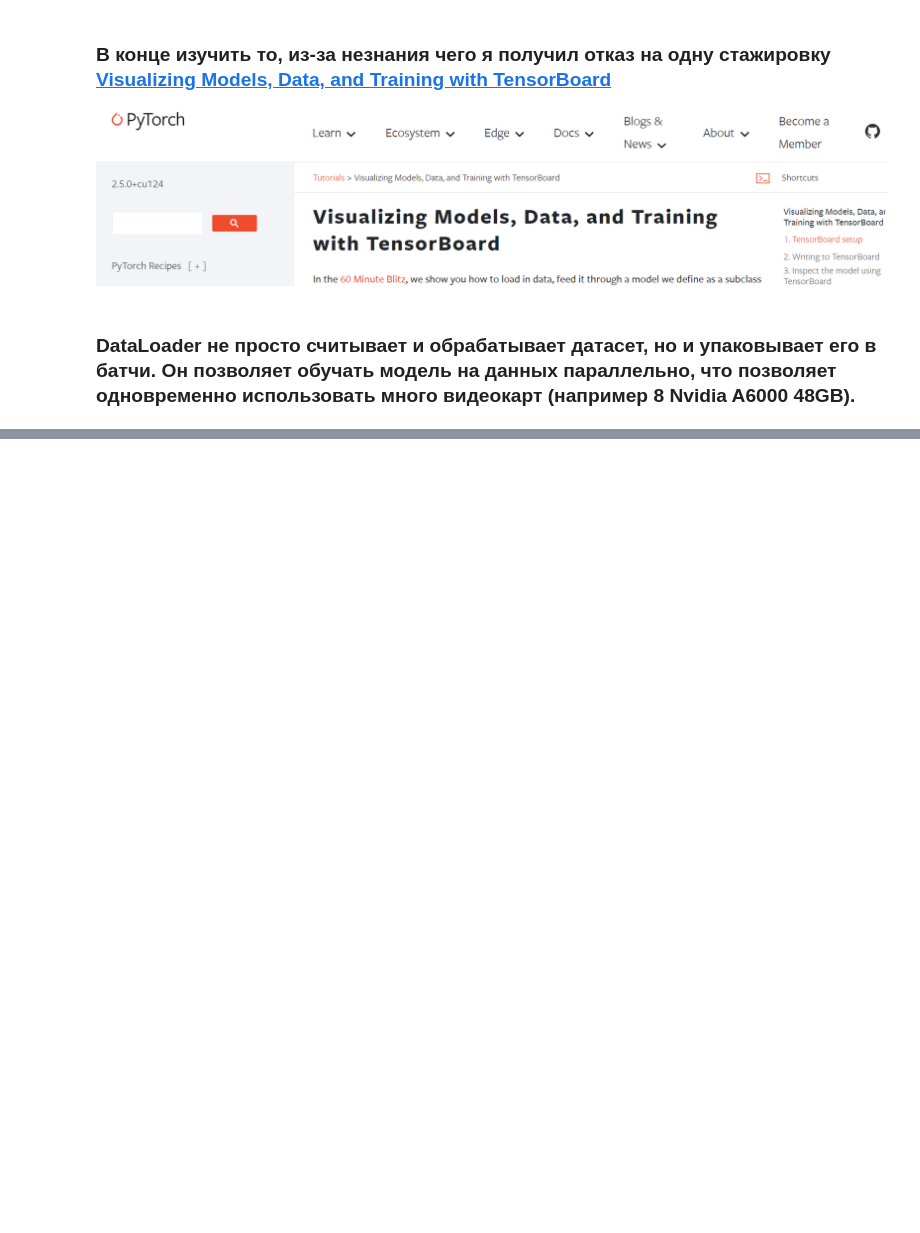
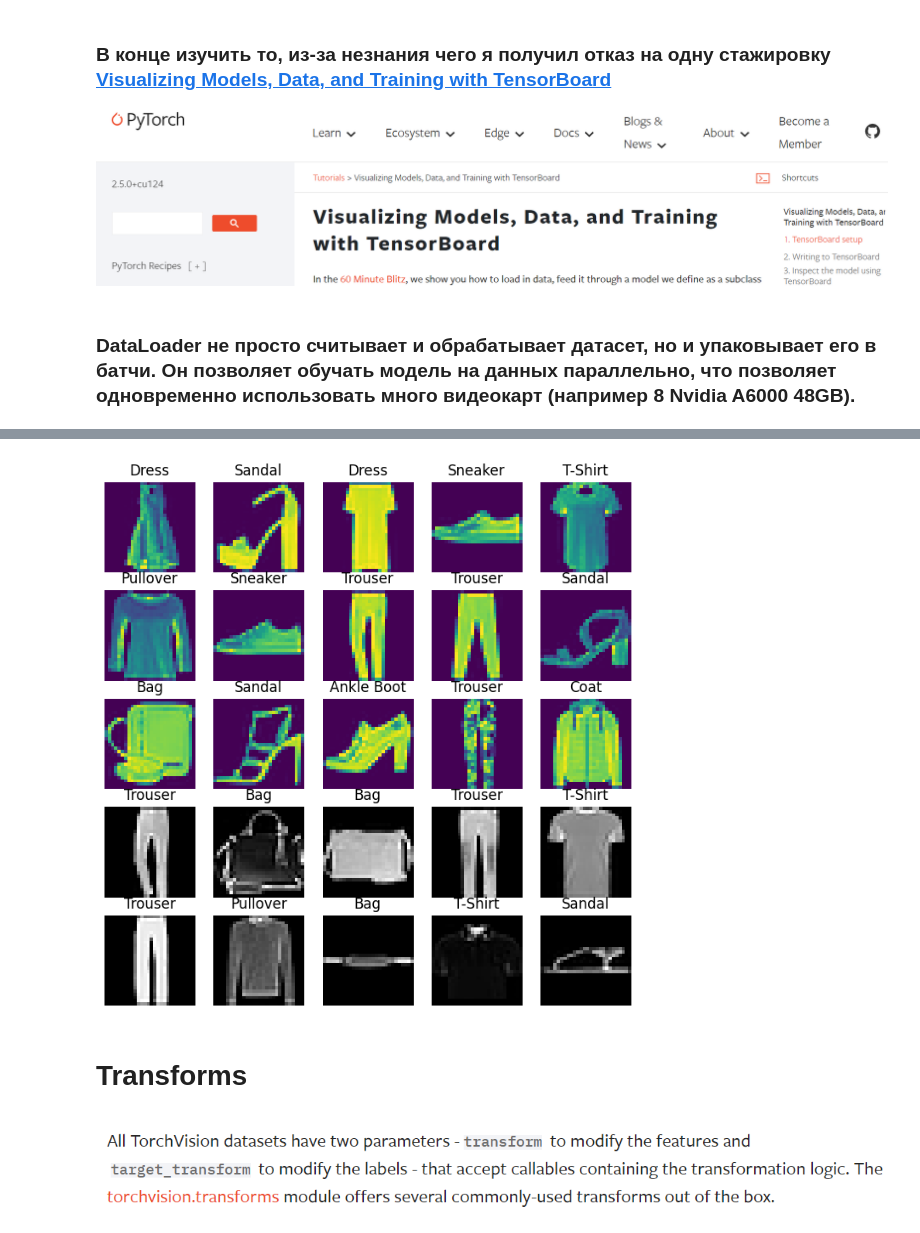
Before and after one commit to Ultraluxe25/Computer-Vision-with-PyTorch-and-MMSegmentation, a Jupyter notebook: Seminars/Семинар 1 (07.10.2024).ipynb, the cells around one changed output, grey strips where cells are left out. Drawn from its saved outputs; the diff is of its cells as text; code cells hidden in the pictures; blank space fills up the shorter version.

```diff
--- a/Seminars/Семинар 1 (07.10.2024).ipynb
+++ b/Seminars/Семинар 1 (07.10.2024).ipynb
@@ -50,0 +218,3 @@
+# %%
+training_data = datasets.FashionMNIST(root='data', train=True, download=True, transform=ToTensor())
+test_data = datasets.FashionMNIST(root='data', train=False, download=False, transform=ToTensor())
@@ -50,0 +237,37 @@
+# %%
+labels_map = {
+    0: "T-Shirt",
+    1: "Trouser",
+    2: "Pullover",
+    3: "Dress",
+    4: "Coat",
+    5: "Sandal",
+    6: "Shirt",
+    7: "Sneaker",
+    8: "Bag",
+    9: "Ankle Boot",
+}
+# %%
+figure = plt.figure(figsize=(8, 8))
+cols, rows = 5, 5
+
+for i in range(1, cols * rows + 1):
+    sample_idx = torch.randint(len(training_data), size=(1,)).item()
+    # print(sample_idx)
+    img, label = training_data[sample_idx]
+    figure.add_subplot(rows, cols, i)
+    plt.title(labels_map[label])
+    plt.axis('off')
+
+    if i > 15:
+        plt.imshow(img.squeeze(), cmap='gray')  # Convert images into gray
+        continue
+    plt.imshow(img.squeeze())
+
+plt.show()
+# %% [output]
+[figure, added]
+# %% [markdown]
+# Transforms
+# %% [markdown]
+![image.png](attachment:18c0a11f-7893-419b-b11d-68bcef75105d.png)
```
Also changed, not shown: parts of 24 cells of this notebook.
